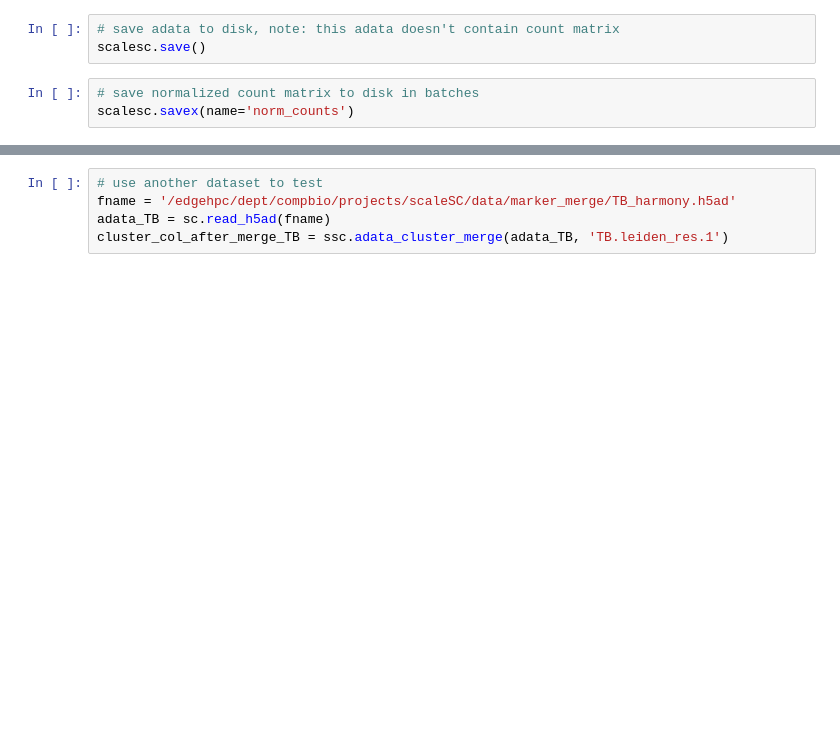
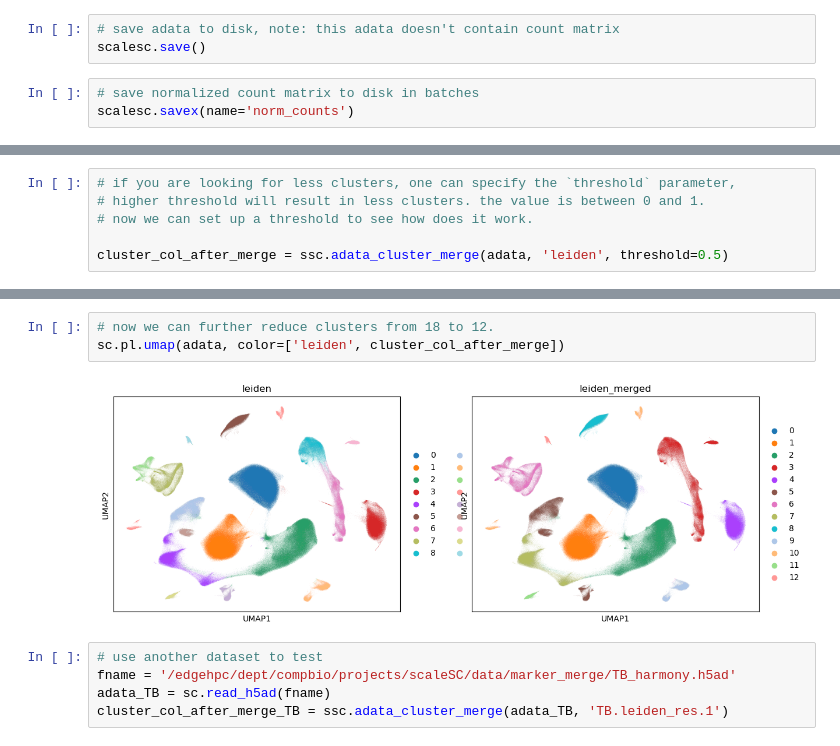
Before and after one commit to biogabriel7/ScaleSC, a Jupyter notebook: Tutorial_scaleSC.ipynb, the cells around one changed output, grey strips where cells are left out. Drawn from its saved outputs; the diff is of its cells as text; blank space fills up the shorter version.

```diff
--- a/Tutorial_scaleSC.ipynb
+++ b/Tutorial_scaleSC.ipynb
@@ -135,0 +149,6 @@ sc.pl.umap(adata, color=['leiden', cluster_col_after_merge])
+# %%
+# if you are looking for less clusters, one can specify the `threshold` parameter,
+# higher threshold will result in less clusters. the value is between 0 and 1.
+# now we can set up a threshold to see how does it work.
+
+cluster_col_after_merge = ssc.adata_cluster_merge(adata, 'leiden', threshold=0.5)
@@ -136,3 +173,8 @@ sc.pl.umap(adata, color=['leiden', cluster_col_after_merge])
+# %%
+# now we can further reduce clusters from 18 to 12.
+sc.pl.umap(adata, color=['leiden', cluster_col_after_merge])
+# %% [output]
+[figure, added]
 # %%
 # use another dataset to test
 fname = '/edgehpc/dept/compbio/projects/scaleSC/data/marker_merge/TB_harmony.h5ad'
```
Also changed, not shown: parts of 9 cells of this notebook, 1 other file.
